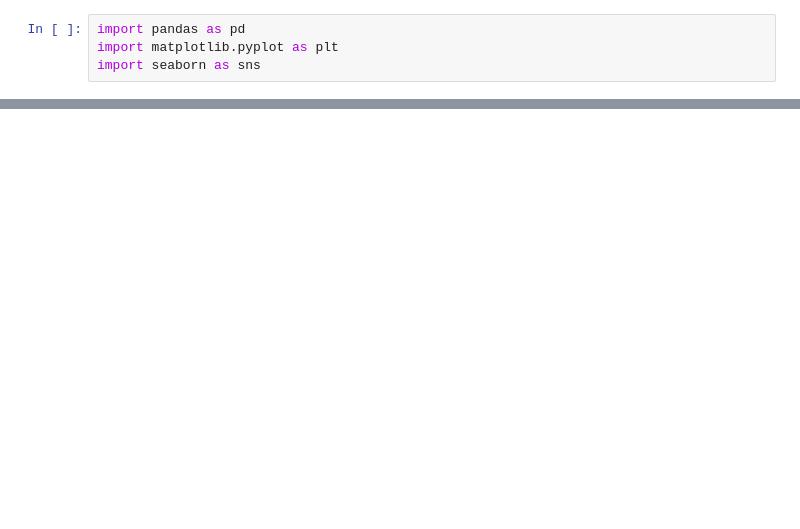
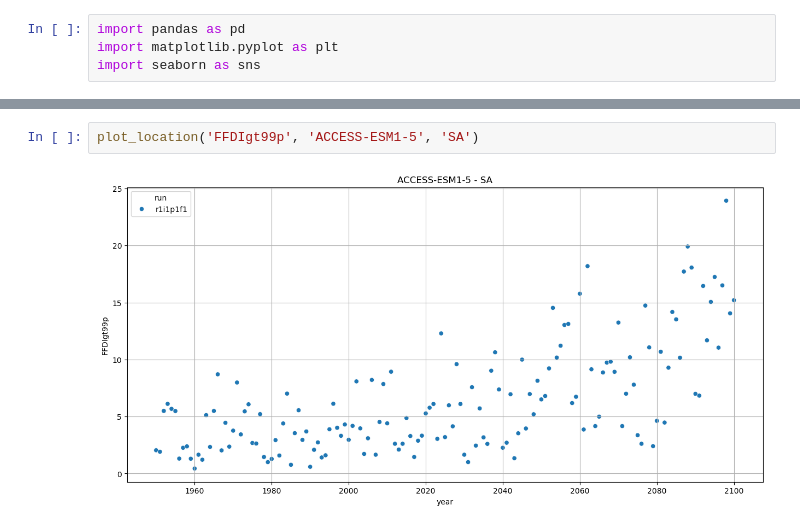
Before and after one commit to DamienIrving/treasury, a Jupyter notebook: ffdi_quick_plot.ipynb, the cells around one changed output, grey strips where cells are left out. Drawn from its saved outputs; the diff is of its cells as text; blank space fills up the shorter version.

```diff
--- a/ffdi_quick_plot.ipynb
+++ b/ffdi_quick_plot.ipynb
@@ -37,0 +82,4 @@ plt.show()
+# %%
+plot_location('FFDIgt99p', 'ACCESS-ESM1-5', 'SA')
+# %% [output]
+[figure, added]
```
Also changed, not shown: parts of 8 cells of this notebook, 2 other files.
